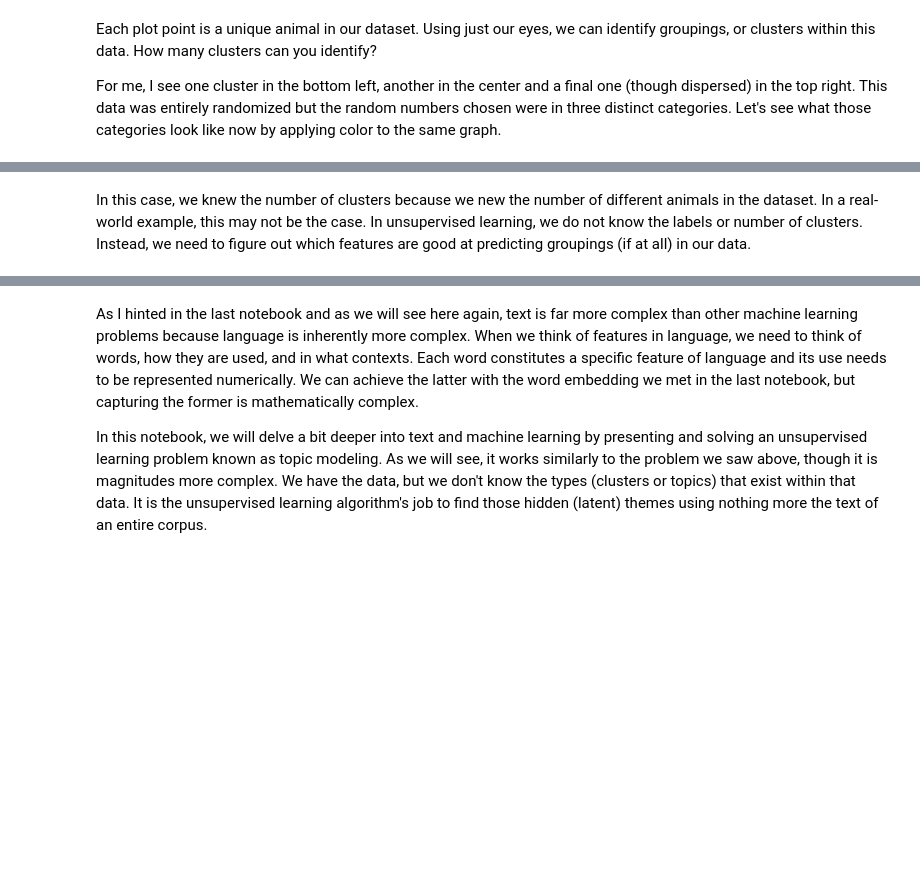
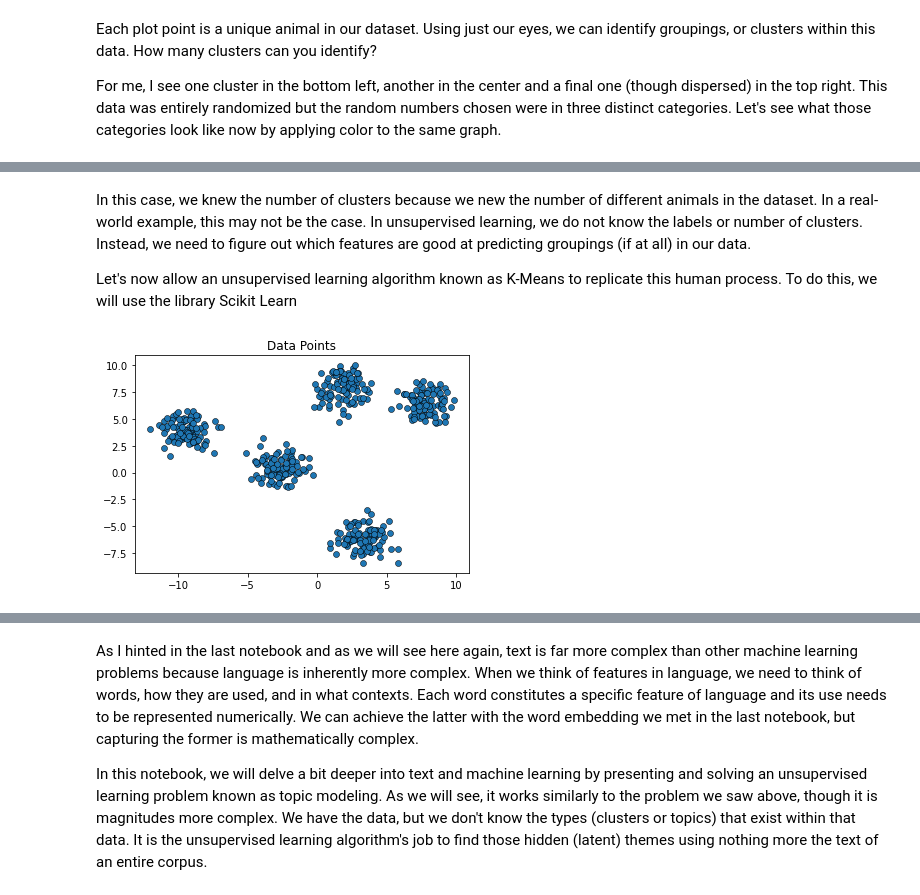
Before and after one commit to wjbmattingly/intro-to-ml, a Jupyter notebook: intro_to_ml_02.ipynb, the cells around one changed output, grey strips where cells are left out. Saved outputs shown, nothing was run; the diff lists cells and outputs as text; code cells hidden in the pictures; blank space fills up the shorter version.

```diff
--- a/intro_to_ml_02.ipynb
+++ b/intro_to_ml_02.ipynb
@@ -62,3 +62,22 @@ fig.show()
 [interactive output not drawn]
 # %% [markdown]
 In this case, we knew the number of clusters because we new the number of different animals in the dataset. In a real-world example, this may not be the case. In unsupervised learning, we do not know the labels or number of clusters. Instead, we need to figure out which features are good at predicting groupings (if at all) in our data.
+
+Let's now allow an unsupervised learning algorithm known as K-Means to replicate this human process. To do this, we will use the library Scikit Learn
+# %%
+#modified from https://towardsdatascience.com/a-brief-introduction-to-unsupervised-learning-20db46445283
+from sklearn.datasets import make_blobs
+from sklearn.cluster import KMeans
+import matplotlib.pyplot as plt
+
+data = make_blobs(n_samples=500, centers=5, cluster_std=1, random_state=20)
+# %%
+# Setting scatter plot title.
+plt.title('Data Points')
+
+# Show the scatter plot of the data points.
+plt.scatter(data[0][:,0], data[0][:,1], edgecolors='black', linewidths=.5);
+
+plt.show()
+# %% [output]
+[figure, added]
```
Also changed, not shown: parts of 3 cells of this notebook.
